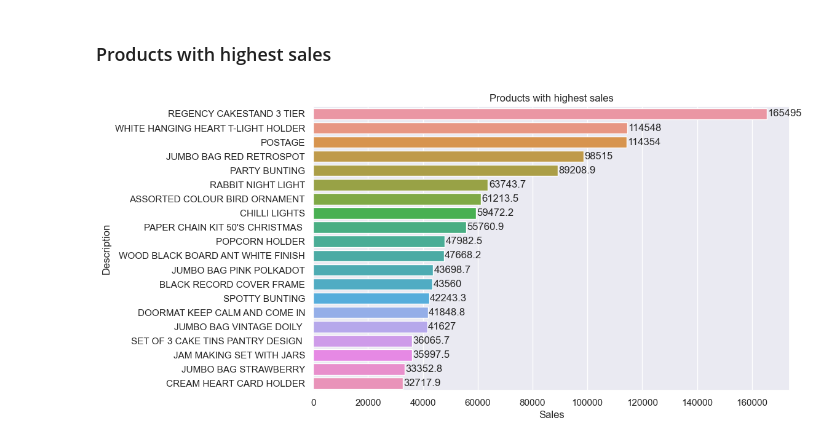
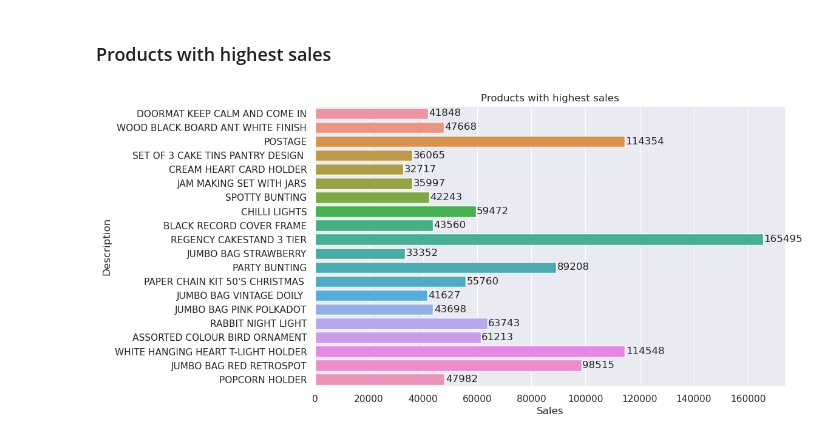
Before and after one commit to abhijeethb3u83/ecommerce-eda, a Jupyter notebook: ecom_eda.ipynb, the cells around one changed output. Saved outputs shown, nothing was run; the diff lists cells and outputs as text; code cells hidden in the pictures.

```diff
--- a/ecom_eda.ipynb
+++ b/ecom_eda.ipynb
@@ -202,2 +196,0 @@ df.insert(loc=5,column='InvoiceMonth',value=df['InvoiceDate'].dt.month)
-# %%
-df.insert(loc=5,column='InvoiceYear',value=df['InvoiceDate'].dt.year)
@@ -213,3 +213,5 @@ df.head()
+# %%
+df['CustomerID'] = df['CustomerID'].fillna(0)
 # %%
 df.info()
 # %% [output]
@@ -235,7 +233,7 @@ memory usage: 41.3+ MB
 # %% [markdown]
 ### Adding a sales column
 # %%
-df.insert(loc=10,column='Sales',value=df['Quantity'] * df['UnitPrice'])
+df = df.eval('Sales = Quantity * UnitPrice')
 # %%
 df.head()
 # %% [output]
@@ -789,7 +812,7 @@ pq_df = df.groupby(['StockCode', 'Description'])\
             .reset_index()\
             .nlargest(20,'Sales')\
             .reset_index()\
-            .set_index('Description')
+            .set_index('Description').sort_values(by='Quantity')
 pq_df
 # %% [output]
 |  | index | StockCode | Quantity | UnitPrice | Sales |
@@ -832,8 +855,8 @@ The trends show that product with lower prices sell more, but rarely bring in mu
 # %%
 fig = plt.figure(figsize=(10,6))
 ax = sns.barplot(y=pq_df.index, x=pq_df['Sales'])
-ax.bar_label(ax.containers[0], padding=1)
+ax.bar_label(ax.containers[0], padding=1, fmt='%d')
 plt.title('Products with highest sales')
 plt.show();
 # %% [output]
-[figure, old version]
+[figure, new version]
```
Also changed, not shown: parts of 44 cells of this notebook.
